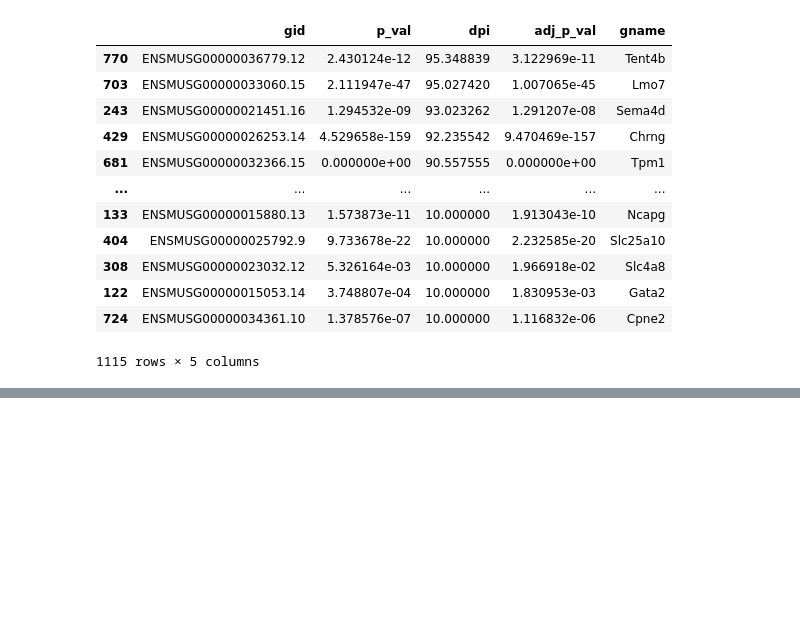
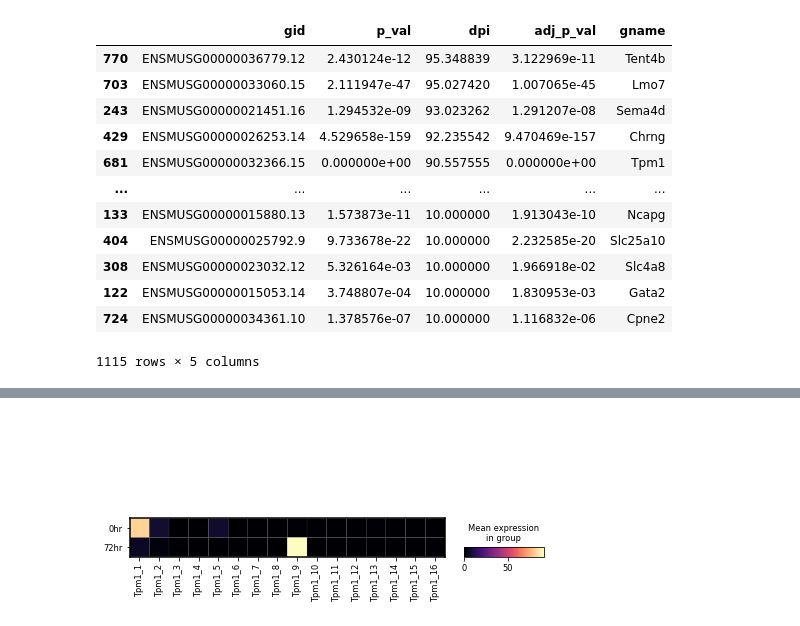
Before and after one commit to fairliereese/210830_ucd_workshop, a Jupyter notebook: swan.ipynb, the cells around one changed output, grey strips where cells are left out. Saved outputs shown, nothing was run; the diff lists cells and outputs as text; code cells hidden in the pictures; blank space fills up the shorter version.

```diff
--- a/swan.ipynb
+++ b/swan.ipynb
@@ -911,3 +925,8 @@ Saving transcript path graph for ENSMUST00000034928.11 as figures/tpm1_browser_E
 Saving transcript path graph for ENSMUST00000129466.7 as figures/tpm1_browser_ENSMUST00000129466.7_path.png
 Saving transcript path graph for ENSMUST00000113693.7 as figures/tpm1_browser_ENSMUST00000113693.7_path.png
 Generating report for ENSMUSG00000032366.15
+# %%
+var_names = sg.tes_adata.var.loc[sg.tes_adata.var.gname == 'Tpm1', 'tes_name'].tolist()
+sc.pl.matrixplot(sg.tes_adata, var_names, gene_symbols='tes_name', groupby='time_point', layer='pi', cmap='magma')
+# %% [output]
+[figure, added]
```
Also changed, not shown: parts of 23 cells of this notebook.
